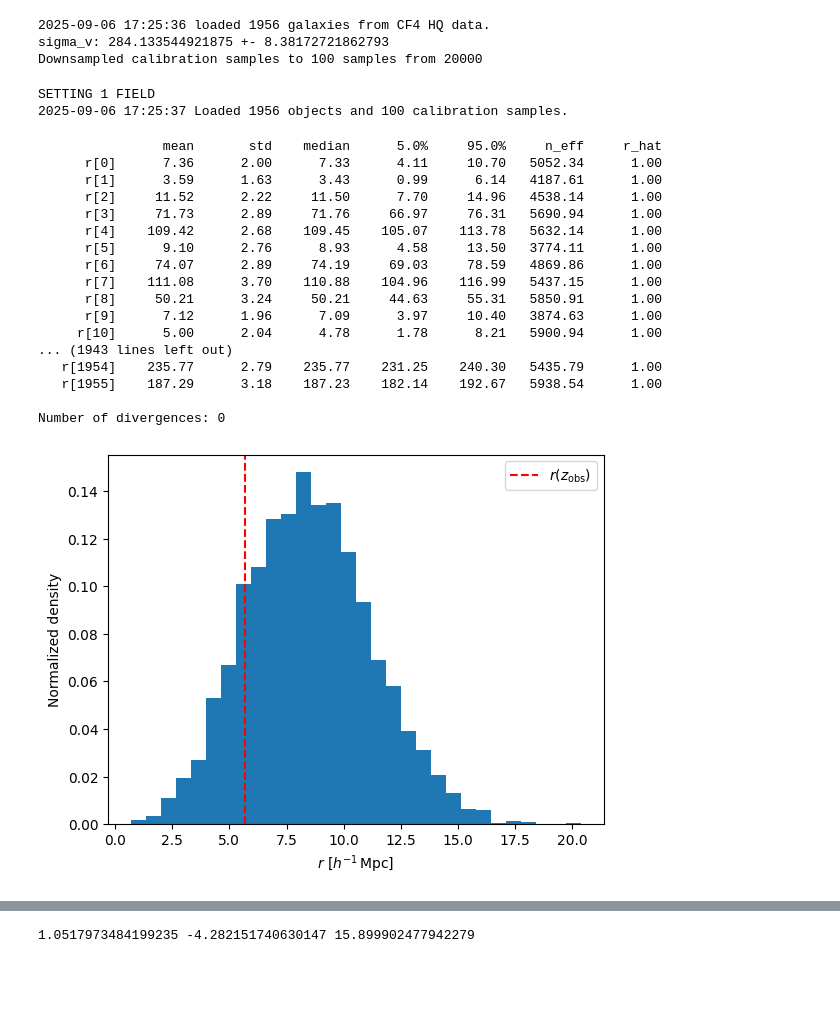
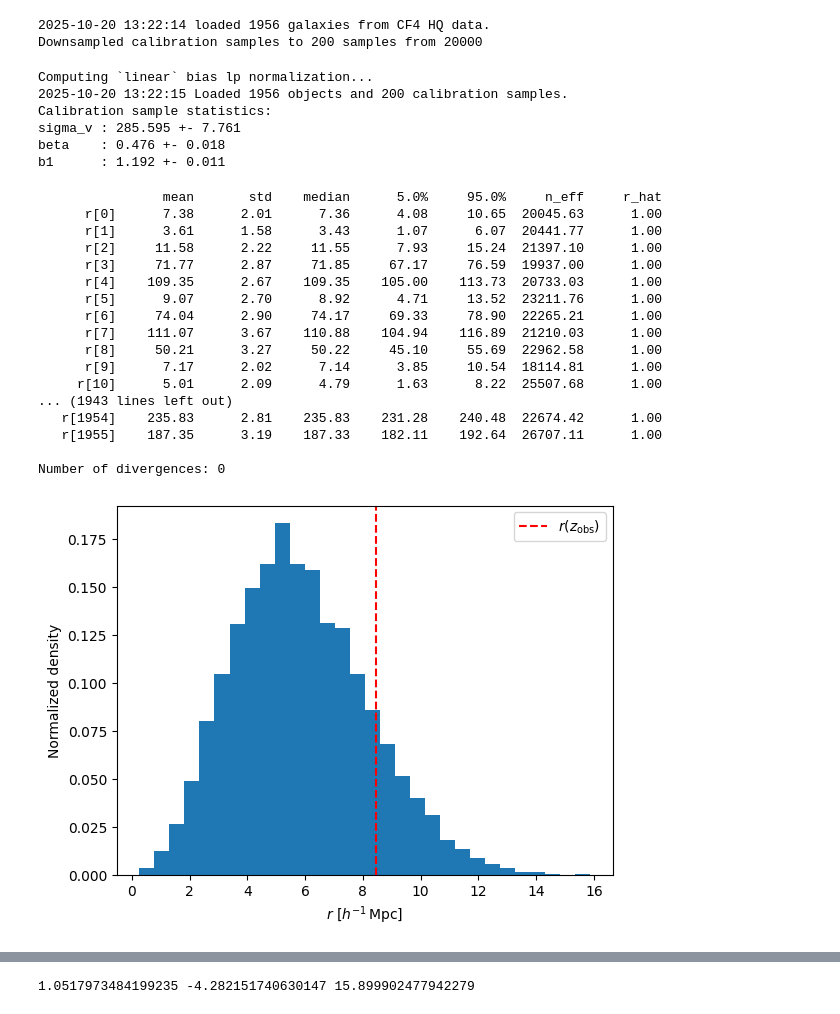
Before and after one commit to Richard-Sti/CANDEL, a Jupyter notebook: notebooks/redshift2real/CF4_HQ_cosmological.ipynb, the cells around one changed output, grey strips where cells are left out. Drawn from its saved outputs; the diff is of its cells as text; code cells hidden in the pictures; blank space fills up the shorter version.

```diff
--- a/notebooks/redshift2real/CF4_HQ_cosmological.ipynb
+++ b/notebooks/redshift2real/CF4_HQ_cosmological.ipynb
@@ -1,9 +1,6 @@
 # %%
-import sys
-sys.path.insert(0, "/Users/rstiskalek/Projects/candel")
-
 import numpyro
-NCHAINS = 8
+NCHAINS = 10
 numpyro.set_host_device_count(NCHAINS)
 
 import numpy as np
@@ -21,18 +18,19 @@ import candel
 # %%
 root = "/Users/rstiskalek/Projects/CANDEL/data/CF4_HQ"
 input_data = candel.pvdata.load_CF4_HQ(root, join(root, "los_CF4_HQ_Carrick2015.hdf5"))
-num_downsample = 100
+fname_samples = "/Users/rstiskalek/Projects/CANDEL/results/VFO/precomputed_los_Carrick2015_CF4_W1_MNR_linear.hdf5"
+
+# root = "/Users/rstiskalek/Projects/CANDEL/data/LOSS"
+# input_data = candel.pvdata.load_CF4_HQ(root, join(root, "los_CF4_HQ_Carrick2015.hdf5"))
+# fname_samples = "/Users/rstiskalek/Projects/CANDEL/results/VFO/precomputed_los_Carrick2015_CF4_W1_MNR_linear.hdf5"
+
+num_downsample = 200
 gen = np.random.default_rng(42)
 
-keys_read = ["sigma_v", "Vext", "beta", "b1"]
-keys_print = ["sigma_v"]
-with File("/Users/rstiskalek/Projects/CANDEL/results/VFO/precomputed_los_Carrick2015_CF4_W1_MNR_linear.hdf5", 'r') as f:
+keys_read = ["sigma_v", "Vext", "beta", "b1", "alpha_low", "alpha_high", "log_rho_t"]
+with File(fname_samples, 'r') as f:
     grp = f["samples"]
-    calibration_samples = {key: grp[key][...] for key in keys_read}
-
-for key in keys_print:
-    if key in calibration_samples:
-        print(f"{key}: {np.mean(calibration_samples[key])} +- {np.std(calibration_samples[key])}")
+    calibration_samples = {key: grp[key][...] for key in keys_read if key in grp}
 
 
 
@@ -47,9 +45,8 @@ if num_downsample is not None and num_downsample < num_calibration:
 redshift2dist = candel.Redshift2Distance()
 r_from_z_obs = redshift2dist(input_data["zcmb"])
 # %% [output]
-2025-09-06 17:25:36 loaded 1956 galaxies from CF4 HQ data.
-sigma_v: 284.133544921875 +- 8.38172721862793
-Downsampled calibration samples to 100 samples from 20000
+2025-10-20 13:22:14 loaded 1956 galaxies from CF4 HQ data.
+Downsampled calibration samples to 200 samples from 20000
 # %%
 # Instantiate the model
 model = candel.Redshift2Real(
@@ -60,12 +57,13 @@ model = candel.Redshift2Real(
     los_density=input_data["los_density"],
     los_velocity=input_data["los_velocity"],
     calibration_samples=calibration_samples,
+    which_bias="linear",
     Rmax=450
     )
 
 # # --- inference --
 nuts_kernel = NUTS(model, init_strategy=init_to_median(num_samples=1000))
-mcmc = MCMC(nuts_kernel, num_warmup=500, num_samples=500, num_chains=8, progress_bar=True)
+mcmc = MCMC(nuts_kernel, num_warmup=500, num_samples=2000, num_chains=NCHAINS, progress_bar=True)
 
 rng_key = jax.random.PRNGKey(0)
 mcmc.run(rng_key)
@@ -73,41 +71,45 @@ samples = mcmc.get_samples()
 
 mcmc.print_summary()
 # %% [output]
-SETTING 1 FIELD
-2025-09-06 17:25:37 Loaded 1956 objects and 100 calibration samples.
+Computing `linear` bias lp normalization...
+2025-10-20 13:22:15 Loaded 1956 objects and 200 calibration samples.
+Calibration sample statistics:
+sigma_v : 285.595 +- 7.761
+beta    : 0.476 +- 0.018
+b1      : 1.192 +- 0.011
                 mean       std    median      5.0%     95.0%     n_eff     r_hat
-      r[0]      7.36      2.00      7.33      4.11     10.70   5052.34      1.00
-      r[1]      3.59      1.63      3.43      0.99      6.14   4187.61      1.00
-      r[2]     11.52      2.22     11.50      7.70     14.96   4538.14      1.00
-      r[3]     71.73      2.89     71.76     66.97     76.31   5690.94      1.00
-      r[4]    109.42      2.68    109.45    105.07    113.78   5632.14      1.00
-      r[5]      9.10      2.76      8.93      4.58     13.50   3774.11      1.00
-      r[6]     74.07      2.89     74.19     69.03     78.59   4869.86      1.00
-      r[7]    111.08      3.70    110.88    104.96    116.99   5437.15      1.00
-      r[8]     50.21      3.24     50.21     44.63     55.31   5850.91      1.00
-      r[9]      7.12      1.96      7.09      3.97     10.40   3874.63      1.00
-     r[10]      5.00      2.04      4.78      1.78      8.21   5900.94      1.00
+      r[0]      7.38      2.01      7.36      4.08     10.65  20045.63      1.00
+      r[1]      3.61      1.58      3.43      1.07      6.07  20441.77      1.00
+      r[2]     11.58      2.22     11.55      7.93     15.24  21397.10      1.00
+      r[3]     71.77      2.87     71.85     67.17     76.59  19937.00      1.00
+      r[4]    109.35      2.67    109.35    105.00    113.73  20733.03      1.00
+      r[5]      9.07      2.70      8.92      4.71     13.52  23211.76      1.00
+      r[6]     74.04      2.90     74.17     69.33     78.90  22265.21      1.00
+      r[7]    111.07      3.67    110.88    104.94    116.89  21210.03      1.00
+      r[8]     50.21      3.27     50.22     45.10     55.69  22962.58      1.00
+      r[9]      7.17      2.02      7.14      3.85     10.54  18114.81      1.00
+     r[10]      5.01      2.09      4.79      1.63      8.22  25507.68      1.00
 ... (1943 lines left out)
-   r[1954]    235.77      2.79    235.77    231.25    240.30   5435.79      1.00
-   r[1955]    187.29      3.18    187.23    182.14    192.67   5938.54      1.00
+   r[1954]    235.83      2.81    235.83    231.28    240.48  22674.42      1.00
+   r[1955]    187.35      3.19    187.33    182.11    192.64  26707.11      1.00
 
 Number of divergences: 0
 # %%
 r = samples["r"]
-k = 309
+k = 1005
 
 plt.figure()
 plt.hist(r[:, k], bins=30, density=True)
 
 plt.axvline(r_from_z_obs[k], color='red', linestyle='--', label=r"$r(z_{\rm obs})$")
 
 plt.xlabel(r"$r ~ [h^{-1}\,\mathrm{Mpc}]$")
 plt.ylabel("Normalized density")
 plt.legend()
 plt.savefig("/Users/rstiskalek/Downloads/CF4_HQ_cosmological_r_posterior_example.png", dpi=300)
 plt.show()
 # %% [output]
-[figure, old version]
+[figure, new version]
 # %%
 from scipy.stats import binned_statistic
 mu_r = np.mean(r, axis=0)
```
Also changed, not shown: parts of 3 cells of this notebook.
